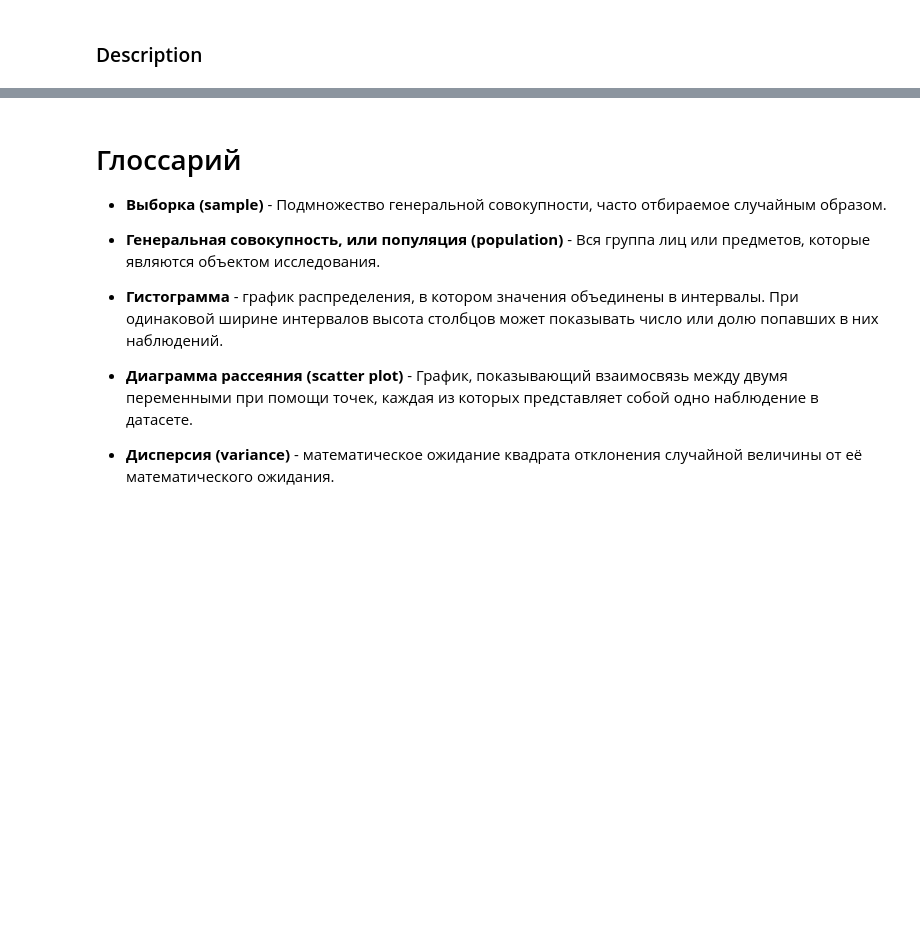
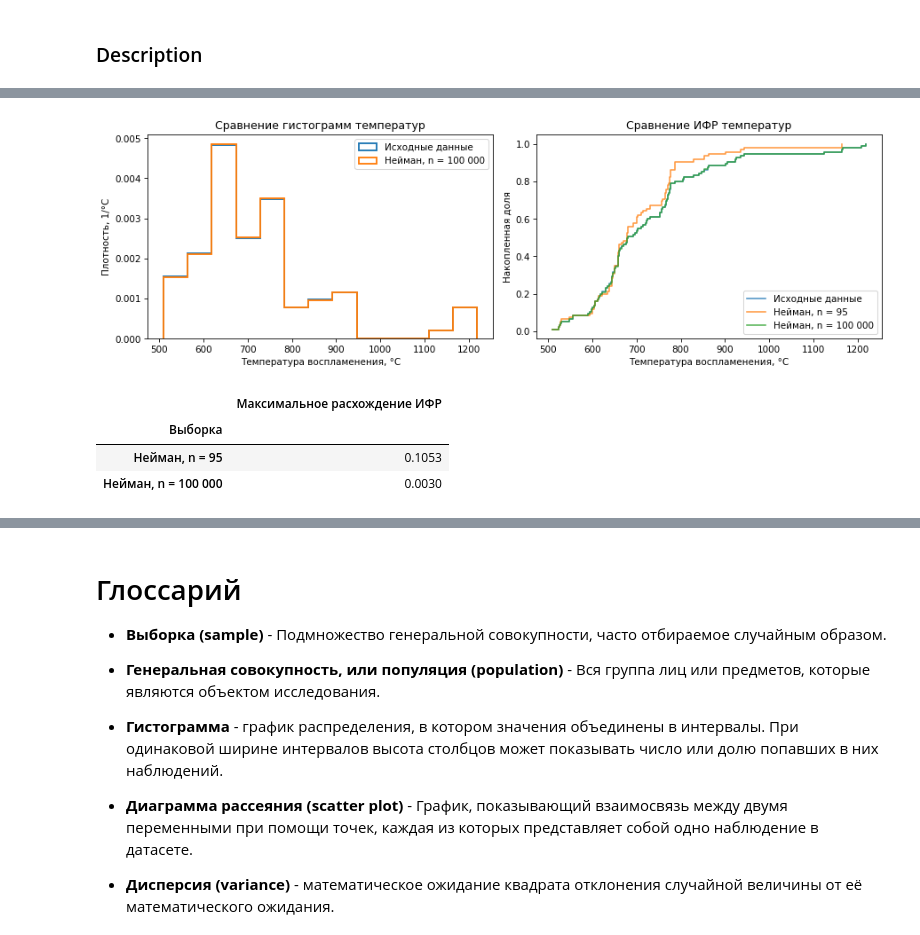
Before and after one commit to ekairaliev/AppStat-Lab01, a Jupyter notebook: AppStat_Lab01.ipynb, the cells around one changed output, grey strips where cells are left out. Saved outputs shown, nothing was run; the diff lists cells and outputs as text; code cells hidden in the pictures; blank space fills up the shorter version.

```diff
--- a/AppStat_Lab01.ipynb
+++ b/AppStat_Lab01.ipynb
@@ -4780,0 +5052,65 @@ display(delay_distance_comparison.round(4))
+# %%
+temperature_bins = np.histogram_bin_edges(t_mg, bins="fd")
+
+fig, axes = plt.subplots(1, 2, figsize=(12, 4))
+
+for values, label in [
+    (t_mg, "Исходные данные"),
+    (temperature_neyman_large, "Нейман, n = 100 000")
+]:
+    axes[0].hist(
+        values,
+        bins=temperature_bins,
+        density=True,
+        histtype="step",
+        linewidth=1.8,
+        label=label
+    )
+
+axes[0].set(
+    title="Сравнение гистограмм температур",
+    xlabel="Температура воспламенения, °C",
+    ylabel="Плотность, 1/°C"
+)
+axes[0].legend()
+
+for values, label in [
+    (t_mg, "Исходные данные"),
+    (temperature_neyman_95, "Нейман, n = 95"),
+    (temperature_neyman_large, "Нейман, n = 100 000")
+]:
+    Cdf.from_seq(values).step(
+        ax=axes[1],
+        label=label,
+        alpha=0.8
+    )
+
+axes[1].set(
+    title="Сравнение ИФР температур",
+    xlabel="Температура воспламенения, °C",
+    ylabel="Накопленная доля"
+)
+axes[1].legend()
+
+plt.tight_layout()
+plt.show()
+
+temperature_neyman_distances = pd.DataFrame({
+    "Выборка": ["Нейман, n = 95", "Нейман, n = 100 000"],
+    "Максимальное расхождение ИФР": [
+        empirical_cdf_distance(temperature_neyman_95, t_mg),
+        empirical_cdf_distance(temperature_neyman_large, t_mg)
+    ]
+})
+
+display(
+    temperature_neyman_distances
+    .set_index("Выборка")
+    .round(4)
+)
+# %% [output]
+[figure, added]
+|  | Максимальное расхождение ИФР |
+| Выборка |  |
+| Нейман, n = 95 | 0.1053 |
+| Нейман, n = 100 000 | 0.0030 |
```
Also changed, not shown: parts of 33 cells of this notebook.
